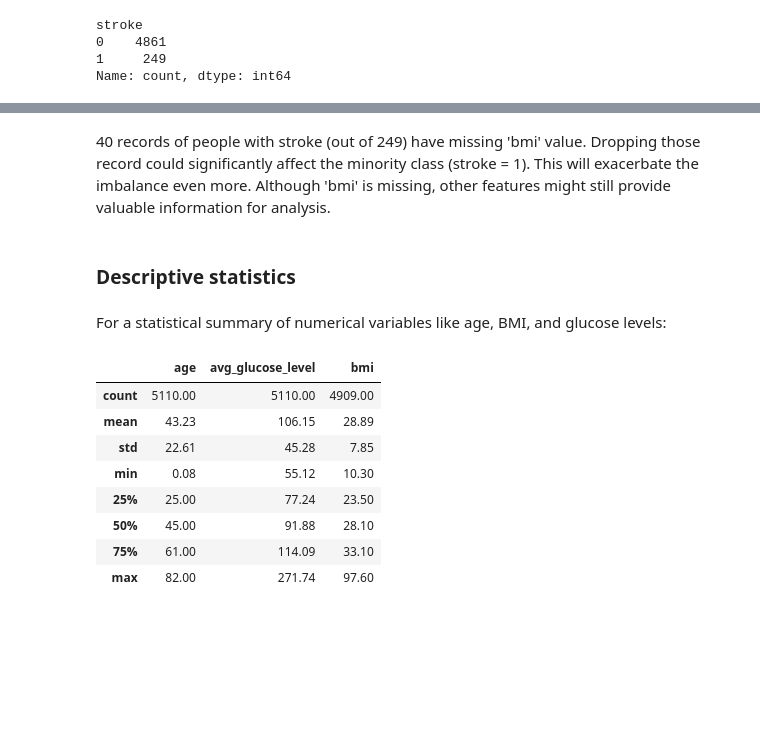
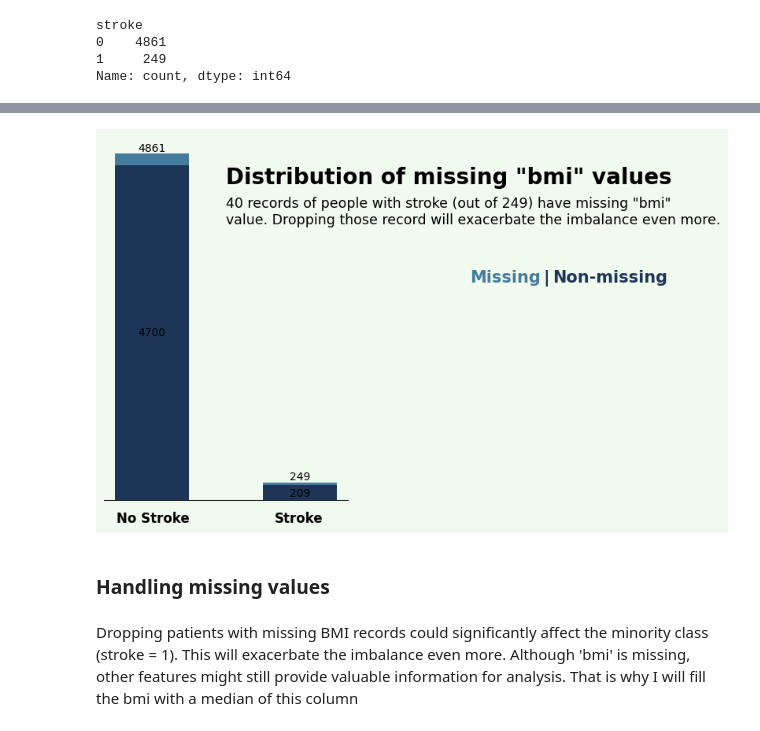
Before and after one commit to DPowidzka/stroke_prediction, a Jupyter notebook: stroke_prediction.ipynb, the cells around one changed output, grey strips where cells are left out. Cells and saved outputs as stored; diff of their text form; code cells hidden in the pictures; blank space fills up the shorter version.

```diff
--- a/stroke_prediction.ipynb
+++ b/stroke_prediction.ipynb
@@ -80,18 +109,55 @@ missing_bmi
+# %%
+# Calculate missing and non-missing BMI in stroke and no-stroke groups
+missing_bmis = stroke_df[stroke_df['bmi'].isnull()]['stroke'].value_counts()
+non_missing_bmis = stroke_df[stroke_df['bmi'].notnull()]['stroke'].value_counts()
+
+# Align missing values' counts with categories
+categories = ['no stroke', 'stroke']
+missing_values = [missing_bmis.get(0, 0), missing_bmis.get(1, 0)]
+non_missing_values = [non_missing_bmis.get(0, 0), non_missing_bmis.get(1, 0)]
+
+# Plot
+fig, ax = plt.subplots(figsize=(4,6))
+
+# Stacked bar chart
+p1 = ax.bar(categories, non_missing_values, width=0.5, color='#1D3557' )
+p2 = ax.bar(categories, missing_values, width =0.5, bottom=non_missing_values, color='#457B9D' )
+
+# Add labels
+ax.bar_label(p1, label_type='center', fmt='%d')
+ax.bar_label(p2, label_type='edge', fmt='%d')
+
+# Add a title and additional description
+plt.text(0.5, .87, 'Distribution of missing "bmi" values',
+         fontdict={'size': 20, 'weight': 'bold', 'color': 'black'}, transform=ax.transAxes)
+plt.text(0.5, 0.76, '40 records of people with stroke (out of 249) have missing "bmi"\nvalue. Dropping those record will exacerbate the imbalance even more.', fontdict={'size': 12.5, 'color': 'black'}, transform=ax.transAxes)
+# Legend
+plt.text(1.5, 0.6, 'Missing',
+         fontdict={'size': 15, 'color': '#457B9D', 'weight':'bold'}, transform=ax.transAxes)
+plt.text(1.8, 0.6, '|',
+         fontdict={'size': 15, 'color': '#1D3557', 'weight':'bold'}, transform=ax.transAxes)
+plt.text(1.84, 0.6, 'Non-missing',
+         fontdict={'size': 15, 'color': '#1D3557', 'weight':'bold'}, transform=ax.transAxes)
+# Add annotations instead of x-tick labels
+ax.text(0.2, -0.03, 'No Stroke', ha='center', va='top', fontdict={'size': 12, 'weight': 'bold', 'color': 'black'}, transform=ax.transAxes)
+ax.text(0.8, -0.03, 'Stroke', ha='center', va='top', fontdict={'size': 12, 'weight': 'bold', 'color': 'black'}, transform=ax.transAxes)
+# Remove x-tick labels
+ax.set_xticks([])
+ax.set_xticklabels([])
+
+# Background color
+fig.patch.set_facecolor('#F1FAEE')
+ax.set_facecolor('#F1FAEE')
+
+# Hiding axes and spines
+ax.axes.get_yaxis().set_visible(False)
+for direction in ['top', 'right', 'left']:
+    ax.spines[direction].set_visible(False)
+
+plt.show()
+# %% [output]
+[figure, added]
+# %% [markdown]
+### Handling missing values
 # %% [markdown]
-40 records of people with stroke (out of 249) have missing 'bmi' value. Dropping those record could significantly affect the minority class (stroke = 1). This will exacerbate the imbalance even more. Although 'bmi' is missing, other features might still provide valuable information for analysis.
+Dropping patients with missing BMI records could significantly affect the minority class (stroke = 1). This will exacerbate the imbalance even more. Although 'bmi' is missing, other features might still provide valuable information for analysis. That is why I will fill the bmi with a median of this column
-# %% [markdown]
-### Descriptive statistics
-# %% [markdown]
-For a statistical summary of numerical variables like age, BMI, and glucose levels:
-# %%
-stroke_df[['age', 'avg_glucose_level',  'bmi']].describe().round(2)
-# %% [output]
-|  | age | avg_glucose_level | bmi |
-| count | 5110.00 | 5110.00 | 4909.00 |
-| mean | 43.23 | 106.15 | 28.89 |
-| std | 22.61 | 45.28 | 7.85 |
-| min | 0.08 | 55.12 | 10.30 |
-| 25% | 25.00 | 77.24 | 23.50 |
-| 50% | 45.00 | 91.88 | 28.10 |
-| 75% | 61.00 | 114.09 | 33.10 |
-| max | 82.00 | 271.74 | 97.60 |
```
Also changed, not shown: parts of 35 cells of this notebook.
